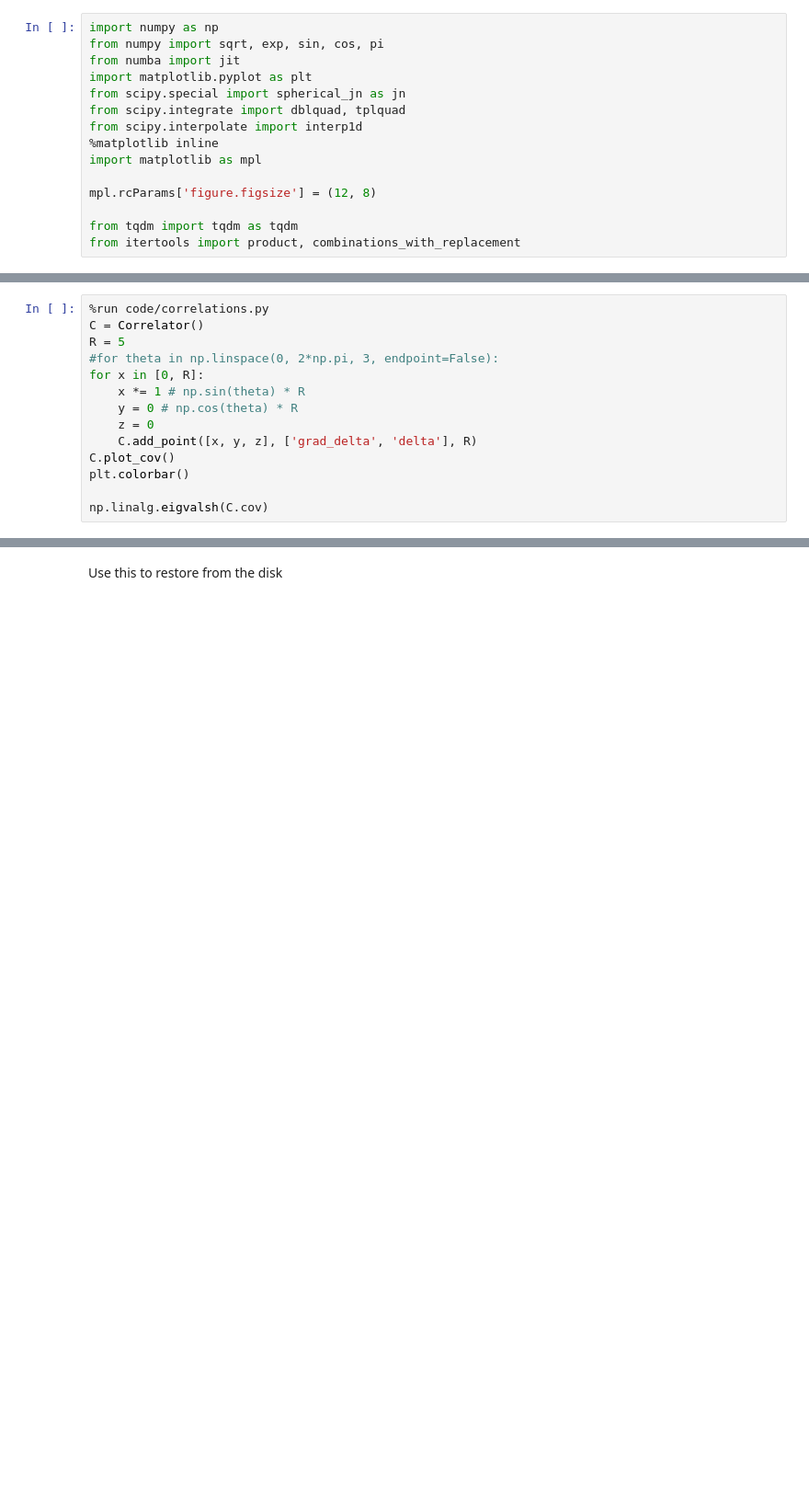
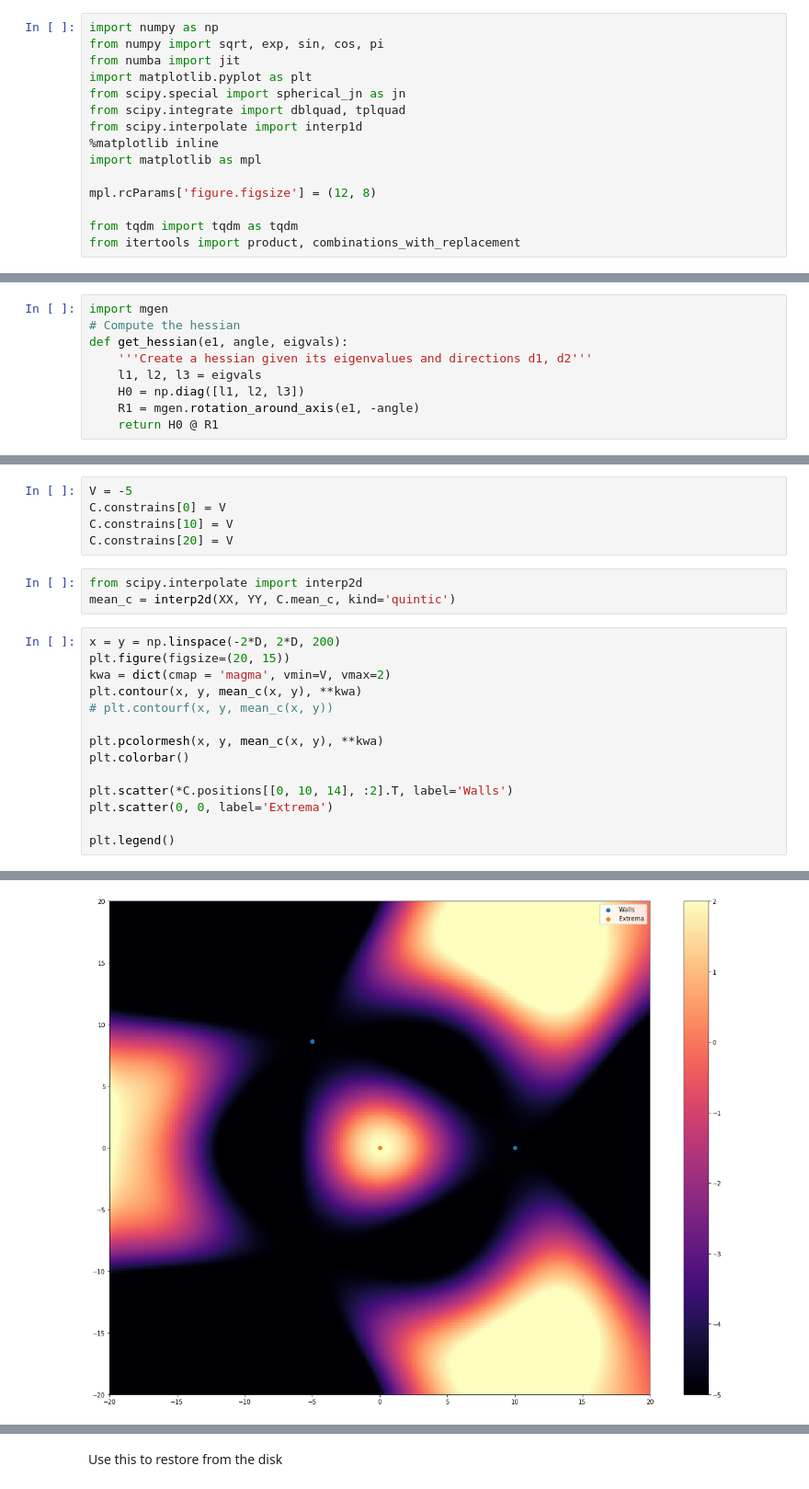
Before and after one commit to cphyc/project_filament_torque, a Jupyter notebook: Non-zero correlation.ipynb, the cells around one changed output, grey strips where cells are left out. Shown: that part at 92% size. Drawn from its saved outputs; the diff is of its cells as text; blank space fills up the shorter version.

```diff
--- a/Non-zero correlation.ipynb
+++ b/Non-zero correlation.ipynb
@@ -42,14 +19,0 @@ dblquad(integrand,
-# %%
-%run code/correlations.py
-C = Correlator()
-R = 5
-#for theta in np.linspace(0, 2*np.pi, 3, endpoint=False):
-for x in [0, R]:
-    x *= 1 # np.sin(theta) * R
-    y = 0 # np.cos(theta) * R
-    z = 0
-    C.add_point([x, y, z], ['grad_delta', 'delta'], R)
-C.plot_cov()
-plt.colorbar()
-
-np.linalg.eigvalsh(C.cov)
@@ -127,0 +22,9 @@ np.savez('covariance.npz', cov=cov, D=D, R=R, Rpts=Rpts, Npts=Npts)
+# %%
+import mgen
+# Compute the hessian
+def get_hessian(e1, angle, eigvals):
+    '''Create a hessian given its eigenvalues and directions d1, d2'''
+    l1, l2, l3 = eigvals
+    H0 = np.diag([l1, l2, l3])
+    R1 = mgen.rotation_around_axis(e1, -angle)
+    return H0 @ R1
@@ -127,0 +131,23 @@ np.savez('covariance.npz', cov=cov, D=D, R=R, Rpts=Rpts, Npts=Npts)
+# %%
+V = -5
+C.constrains[0] = V
+C.constrains[10] = V
+C.constrains[20] = V
+# %%
+from scipy.interpolate import interp2d
+mean_c = interp2d(XX, YY, C.mean_c, kind='quintic')
+# %%
+x = y = np.linspace(-2*D, 2*D, 200)
+plt.figure(figsize=(20, 15))
+kwa = dict(cmap = 'magma', vmin=V, vmax=2)
+plt.contour(x, y, mean_c(x, y), **kwa)
+# plt.contourf(x, y, mean_c(x, y))
+
+plt.pcolormesh(x, y, mean_c(x, y), **kwa)
+plt.colorbar()
+
+plt.scatter(*C.positions[[0, 10, 14], :2].T, label='Walls')
+plt.scatter(0, 0, label='Extrema')
+
+plt.legend()
+# %% [output]
@@ -127,0 +155 @@ np.savez('covariance.npz', cov=cov, D=D, R=R, Rpts=Rpts, Npts=Npts)
+[figure, added]
```
Also changed, not shown: parts of 93 cells of this notebook, 1 other file.
